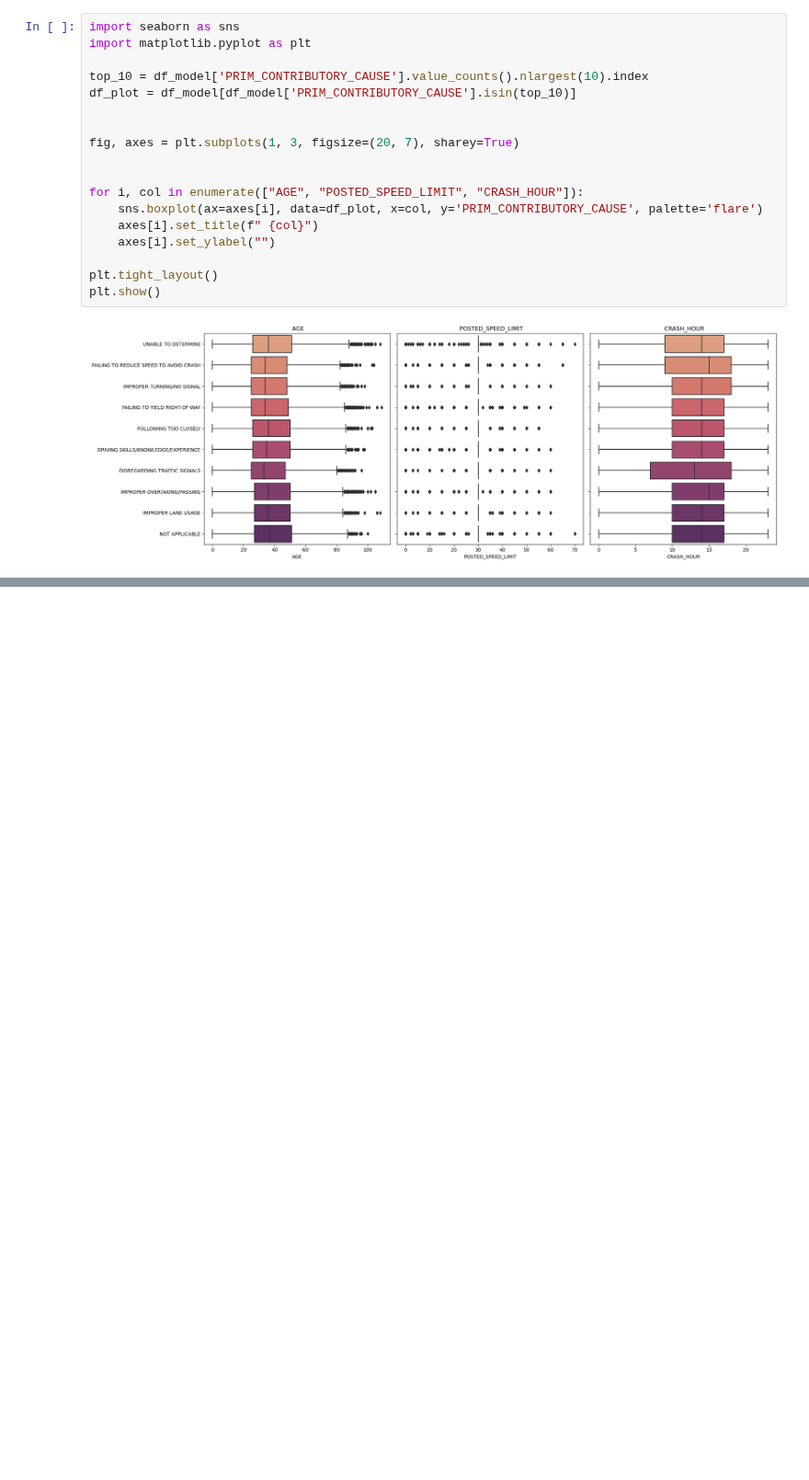
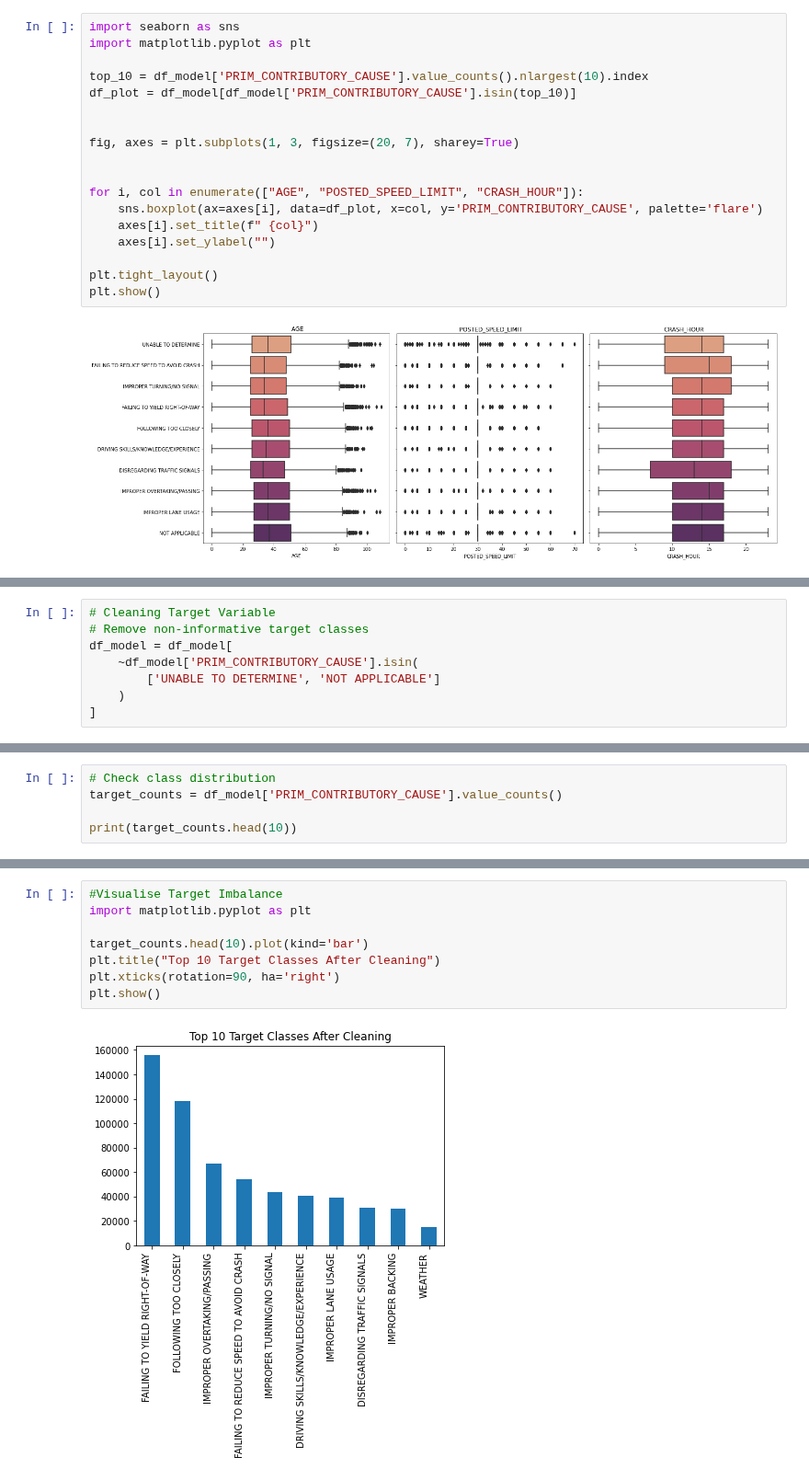
Before and after one commit to ChairoSolutions/Chicago-crash-cause-prediction, a Jupyter notebook: index.ipynb, the cells around one changed output, grey strips where cells are left out. Shown at 92% size. Saved outputs shown, nothing was run; the diff lists cells and outputs as text; blank space fills up the shorter version.

Commit message:
Target Variable choosing and Strategy

```diff
--- a/index.ipynb
+++ b/index.ipynb
@@ -610,0 +621,8 @@ plt.show()
+# %%
+# Cleaning Target Variable
+# Remove non-informative target classes
+df_model = df_model[
+    ~df_model['PRIM_CONTRIBUTORY_CAUSE'].isin(
+        ['UNABLE TO DETERMINE', 'NOT APPLICABLE']
+    )
+]
@@ -610,0 +632,5 @@ plt.show()
+# %%
+# Check class distribution
+target_counts = df_model['PRIM_CONTRIBUTORY_CAUSE'].value_counts()
+
+print(target_counts.head(10))
@@ -610,0 +666,10 @@ plt.show()
+# %%
+#Visualise Target Imbalance
+import matplotlib.pyplot as plt
+
+target_counts.head(10).plot(kind='bar')
+plt.title("Top 10 Target Classes After Cleaning")
+plt.xticks(rotation=90, ha='right')
+plt.show()
+# %% [output]
+[figure, added]
```
Also changed, not shown: parts of 19 cells of this notebook.
